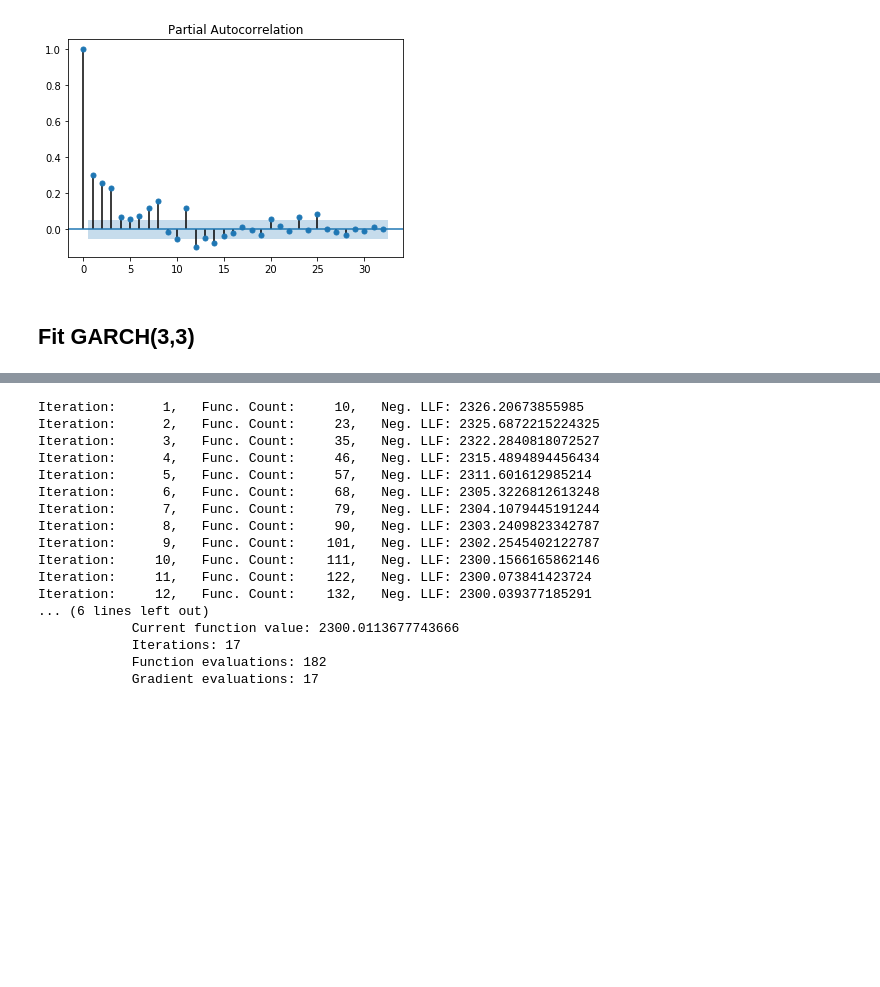
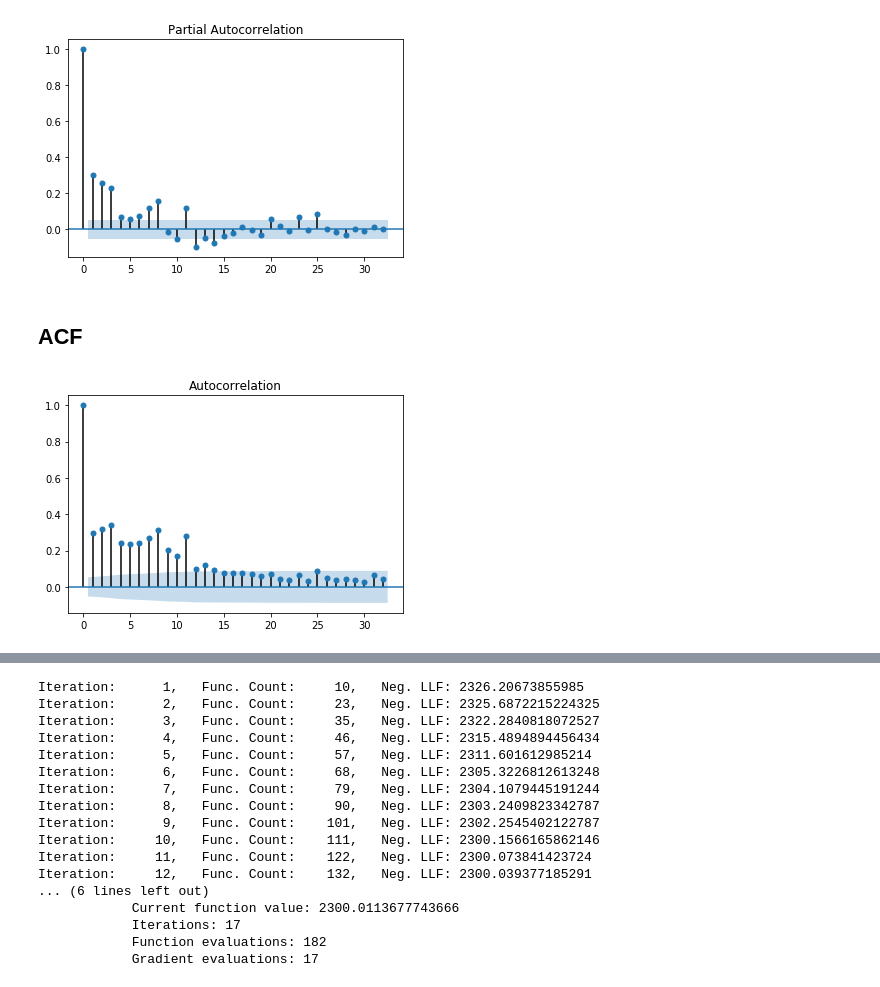
Before and after one commit to NUS-FinTech-ML-Training-Wing/ML_TrainingWing_Materials, a Jupyter notebook: Session 3/Fintech ML Training Wing Session 3 Notebook-Time Series.ipynb, the cells around one changed output, grey strips where cells are left out. Saved outputs shown, nothing was run; the diff lists cells and outputs as text; code cells hidden in the pictures; blank space fills up the shorter version.

```diff
--- a/Session 3/Fintech ML Training Wing Session 3 Notebook-Time Series.ipynb
+++ b/Session 3/Fintech ML Training Wing Session 3 Notebook-Time Series.ipynb
@@ -38,5 +51,10 @@ plot_pacf(returns**2)
 plt.show()
 # %% [output]
 [figure]
-# %% [markdown]
-## Fit GARCH(3,3)
+# %% [markdown]
+## ACF
+# %%
+plot_acf(returns**2)
+plt.show()
+# %% [output]
+[figure, added]
```
Also changed, not shown: parts of 11 cells of this notebook, 3 other files.
